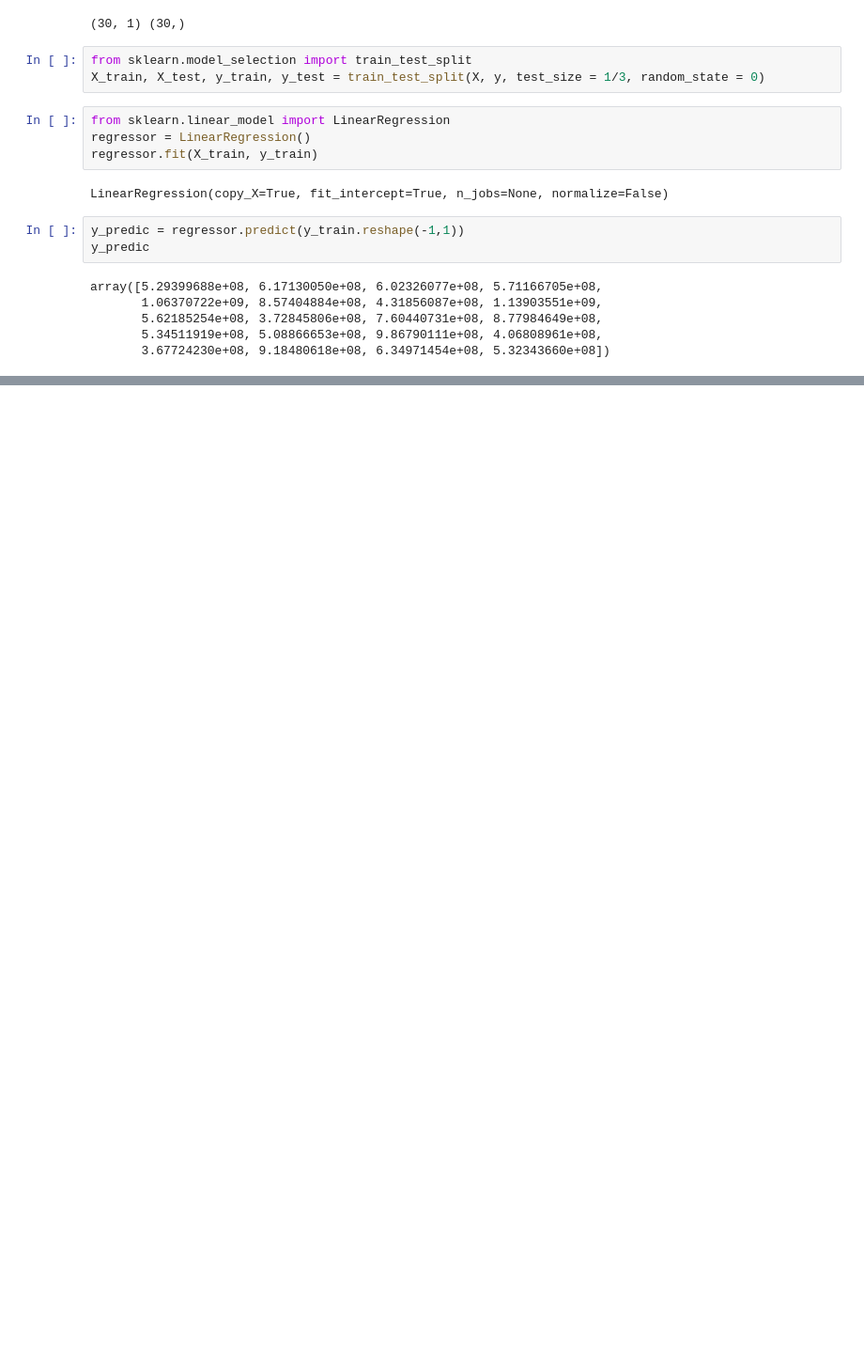
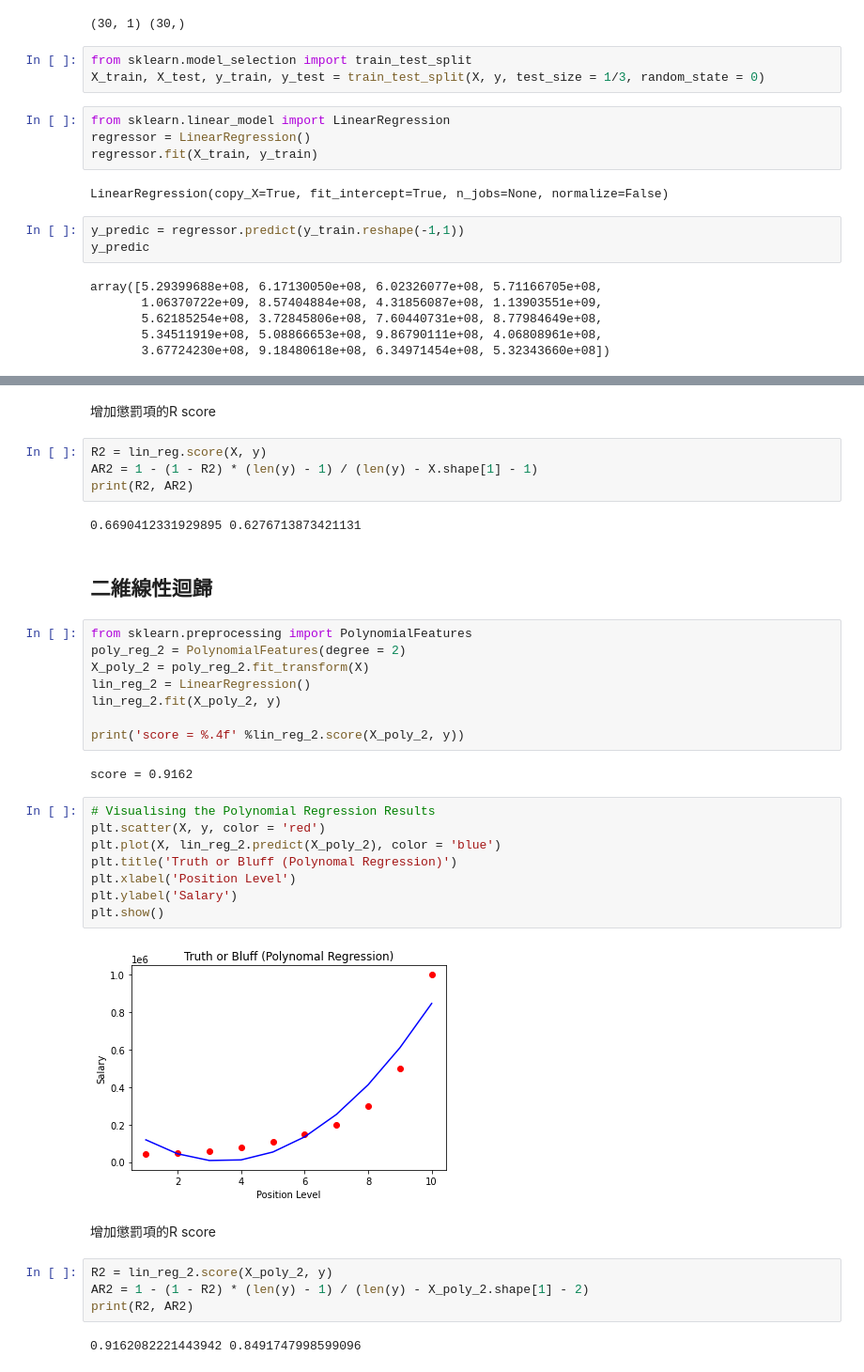
Before and after one commit to hank199599/Machine-Learning-for-Practical-Optical-Design-data, a Jupyter notebook: Regresstion.ipynb, the cells around one changed output, grey strips where cells are left out. Shown: that part at 94% size. Cells and saved outputs as stored; diff of their text form; blank space fills up the shorter version.

```diff
--- a/Regresstion.ipynb
+++ b/Regresstion.ipynb
@@ -45,0 +88,38 @@ plt.show()
+# %% [markdown]
+增加懲罰項的R score
+# %%
+R2 = lin_reg.score(X, y)
+AR2 = 1 - (1 - R2) * (len(y) - 1) / (len(y) - X.shape[1] - 1)
+print(R2, AR2)
+# %% [output]
+0.6690412331929895 0.6276713873421131
+# %% [markdown]
+## 二維線性迴歸
+# %%
+from sklearn.preprocessing import PolynomialFeatures
+poly_reg_2 = PolynomialFeatures(degree = 2)
+X_poly_2 = poly_reg_2.fit_transform(X)
+lin_reg_2 = LinearRegression()
+lin_reg_2.fit(X_poly_2, y)
+
+print('score = %.4f' %lin_reg_2.score(X_poly_2, y))
+# %% [output]
+score = 0.9162
+# %%
+# Visualising the Polynomial Regression Results
+plt.scatter(X, y, color = 'red')
+plt.plot(X, lin_reg_2.predict(X_poly_2), color = 'blue')
+plt.title('Truth or Bluff (Polynomal Regression)')
+plt.xlabel('Position Level')
+plt.ylabel('Salary')
+plt.show()
+# %% [output]
+[figure, added]
+# %% [markdown]
+增加懲罰項的R score
+# %%
+R2 = lin_reg_2.score(X_poly_2, y)
+AR2 = 1 - (1 - R2) * (len(y) - 1) / (len(y) - X_poly_2.shape[1] - 2)
+print(R2, AR2)
+# %% [output]
+0.9162082221443942 0.8491747998599096
```
Also changed, not shown: parts of 19 cells of this notebook.
